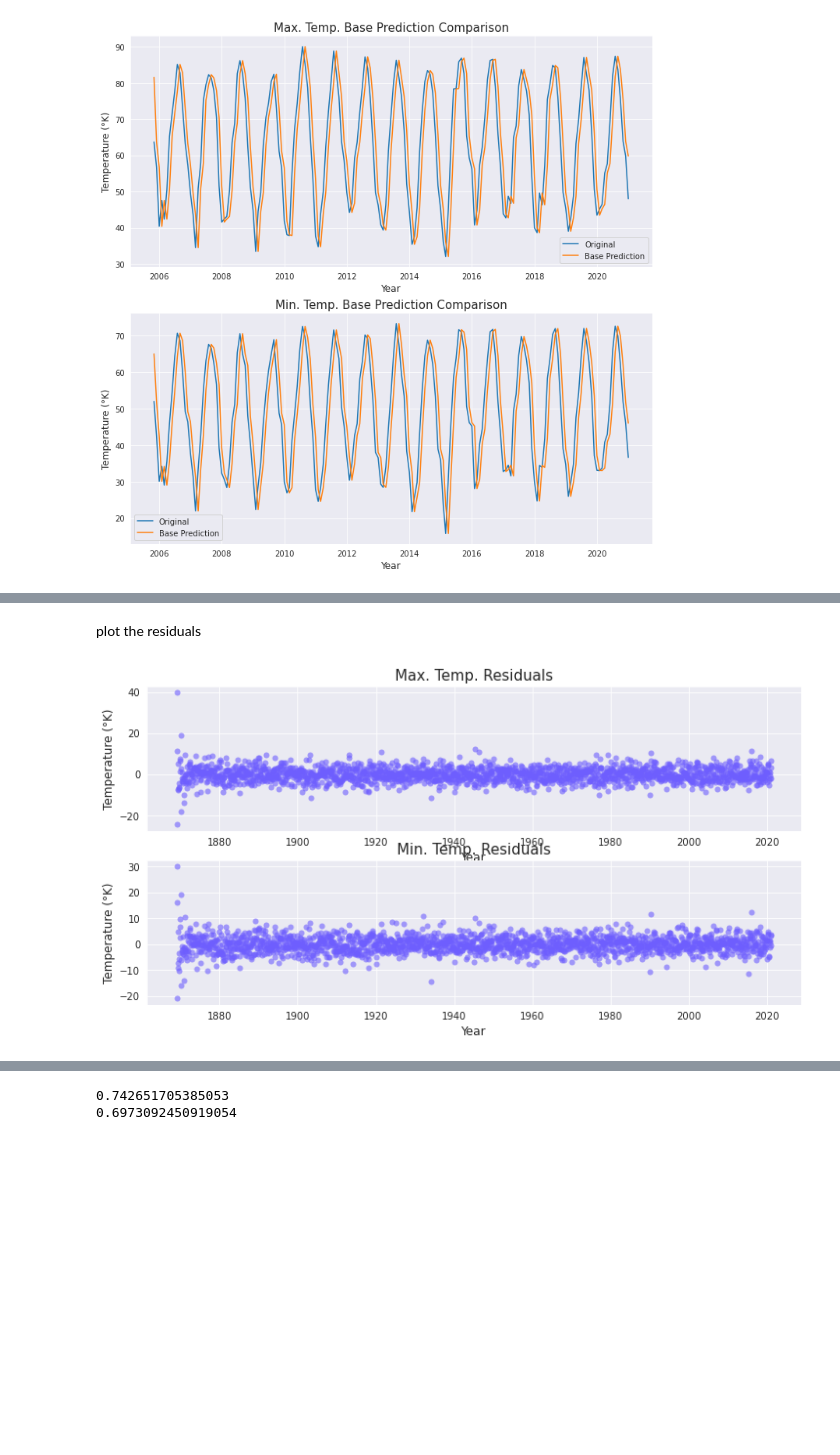
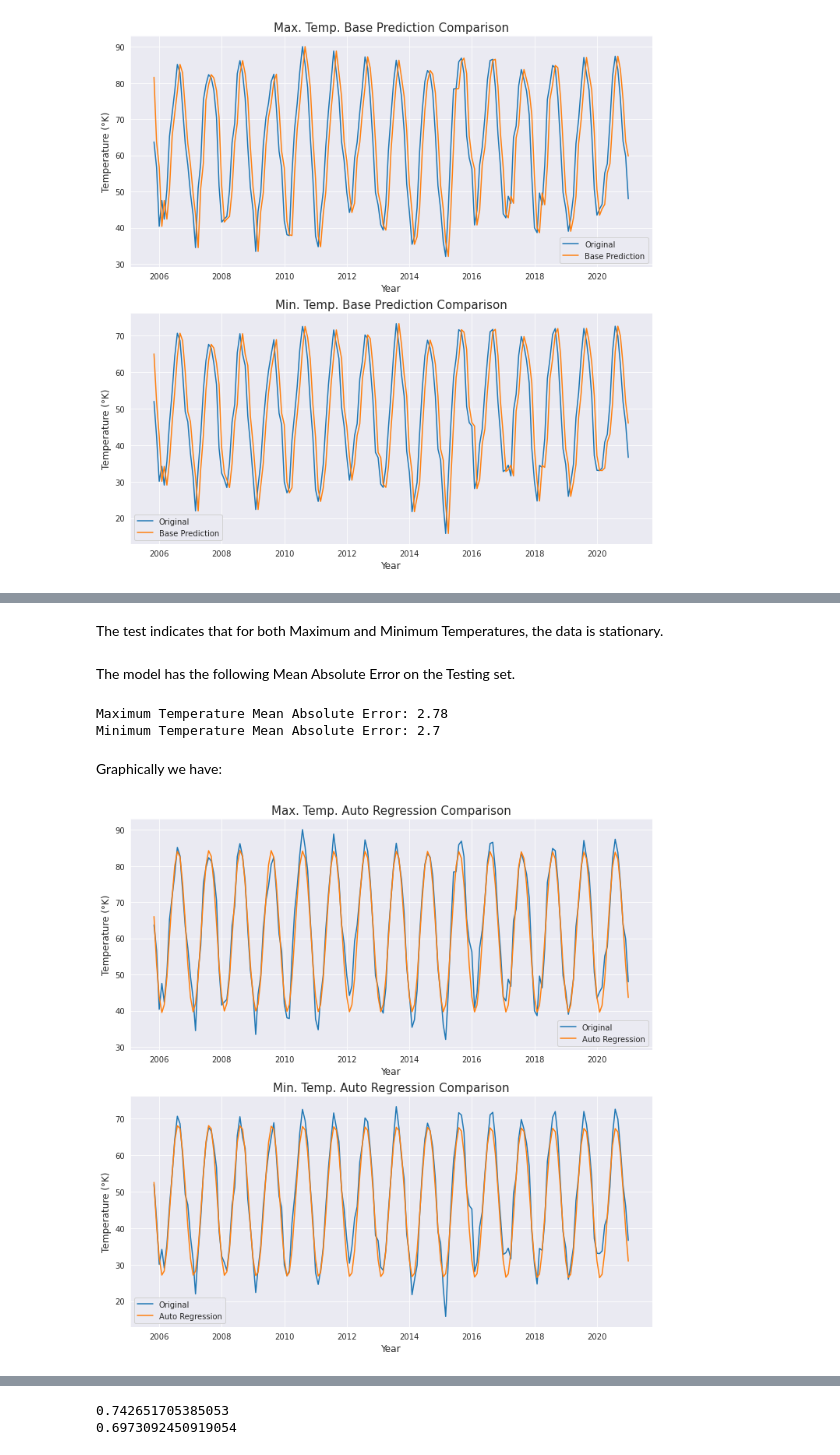
Before and after one commit to CrisLeaf/ny_is_burning, a Jupyter notebook: temperature_analysis.ipynb, the cells around one changed output, grey strips where cells are left out. Drawn from its saved outputs; the diff is of its cells as text; code cells hidden in the pictures; blank space fills up the shorter version.

Commit message:
SARIMAX removed

```diff
--- a/temperature_analysis.ipynb
+++ b/temperature_analysis.ipynb
@@ -379,27 +445,41 @@ plt.show()
+# %% [markdown]
+The test indicates that for both Maximum and Minimum Temperatures, the data is stationary.
 # %%
-from statsmodels.tsa.statespace.sarimax import SARIMAX
+from statsmodels.tsa.arima.model import ARIMA
 
-tmax_model = SARIMAX(monthly_df["TMAX"], order=(1, 2, 10), seasonal_order=(1, 1, 1, 12))
-tmin_model = SARIMAX(monthly_df["TMIN"], order=(1, 2, 10), seasonal_order=(1, 1, 1, 12))
-tmax_model_fit = tmax_model.fit(maxiter=100, disp=0)
-tmin_model_fit = tmin_model.fit(maxiter=100, disp=0)
+tmax_model = ARIMA(train["TMAX"], order=(12, 0, 12))
+tmin_model = ARIMA(train["TMIN"], order=(12, 0, 12))
+tmax_model_fit = tmax_model.fit()
+tmin_model_fit = tmin_model.fit()
-# %% [markdown]
-plot the residuals
+# %% [markdown]
+The model has the following Mean Absolute Error on the Testing set.
+# %%
+tmax_predictions = tmax_model_fit.predict(start=len(train), end=len(train) + len(test) - 1)
+tmin_predictions = tmin_model_fit.predict(start=len(train), end=len(train) + len(test) - 1)
+
+tmax_mae = mean_absolute_error(y_test["TMAX"], tmax_predictions)
+tmin_mae = mean_absolute_error(y_test["TMIN"], tmin_predictions)
+print(f"Maximum Temperature Mean Absolute Error: {round(tmax_mae, 2)}")
+print(f"Minimum Temperature Mean Absolute Error: {round(tmin_mae, 2)}")
+# %% [output]
+Maximum Temperature Mean Absolute Error: 2.78
+Minimum Temperature Mean Absolute Error: 2.7
+# %% [markdown]
+Graphically we have:
 # %%
-tmax_residuals = tmax_model_fit.resid
-tmin_residuals = tmin_model_fit.resid
-
-fig, axes = plt.subplots(nrows=2, figsize=(12, 6))
-sns.scatterplot(x=tmax_residuals.index, y=tmax_residuals.values, linewidth=0, alpha=0.6,
-                color="#6E5EFF", ax=axes[0])
-axes[0].set_title("Max. Temp. Residuals", fontsize=15)
+fig, axes = plt.subplots(nrows=2, figsize=(12, 12))
+sns.lineplot(x=y_test.index, y=y_test["TMAX"].values, label="Original", ax=axes[0])
+sns.lineplot(x=tmax_predictions.index, y=tmax_predictions.values,
+			 label="Auto Regression", ax=axes[0])
+axes[0].set_title("Max. Temp. Auto Regression Comparison", fontsize=15)
 axes[0].set_ylabel("Temperature (°K)", fontsize=12)
 axes[0].set_xlabel("Year", fontsize=12)
-sns.scatterplot(x=tmin_residuals.index, y=tmin_residuals.values, linewidth=0, alpha=0.6,
-				color="#6E5EFF", ax=axes[1])
-axes[1].set_title("Min. Temp. Residuals", fontsize=15)
+sns.lineplot(x=y_test.index, y=y_test["TMIN"].values, label="Original", ax=axes[1])
+sns.lineplot(x=tmin_predictions.index, y=tmin_predictions.values,
+			 label="Auto Regression", ax=axes[1])
+axes[1].set_title("Min. Temp. Auto Regression Comparison", fontsize=15)
 axes[1].set_ylabel("Temperature (°K)", fontsize=12)
 axes[1].set_xlabel("Year", fontsize=12)
 plt.show()
 # %% [output]
-[figure, old version]
+[figure, new version]
```
Also changed, not shown: parts of 58 cells of this notebook.
